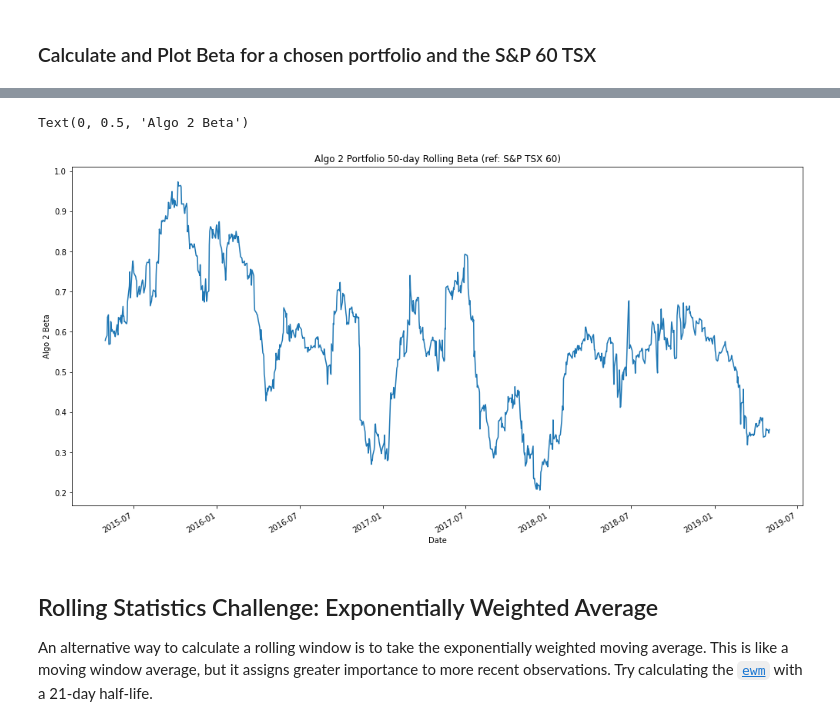
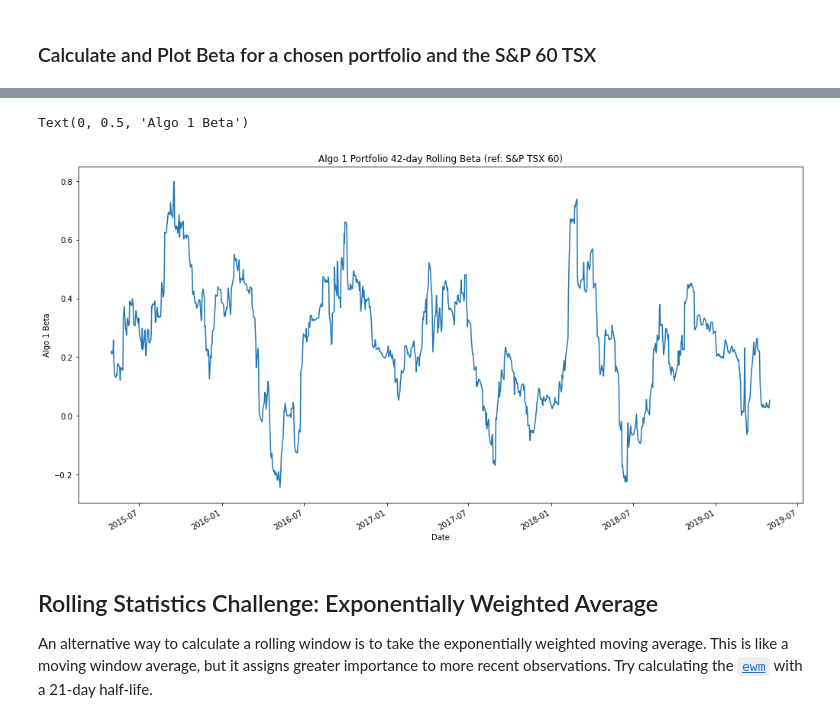
Before and after one commit to aylwarda/fintech-pandas-analysis, a Jupyter notebook: whale_analysis.ipynb, the cells around one changed output, grey strips where cells are left out. Cells and saved outputs as stored; diff of their text form; code cells hidden in the pictures.

```diff
--- a/whale_analysis.ipynb
+++ b/whale_analysis.ipynb
@@ -451,23 +449,23 @@ algo_beta
 # %%
 # Plot beta trend
 # To plot the beta trend, I will need to create a trend
 # To do so, I'll use a rolling window of 42 days for
-# Algo 2 against S&P TSX 60
+# Algo 1 against S&P TSX 60
 #
 # Rolling Covariance
-allret_roll_cov = all_returns["Algo 2"].rolling(window=42).cov(all_returns["S&P TSX 60"])
+allret_roll_cov = all_returns["Algo 1"].rolling(window=42).cov(all_returns["S&P TSX 60"])
 
 # Rolling Variance
-allret_roll_var = all_returns["Algo 2"].rolling(window=42).var()
+allret_roll_var = all_returns["Algo 1"].rolling(window=42).var()
 
 # Rolling Beta
 allret_roll_beta = allret_roll_cov / allret_roll_var
 
 # Plot the Beta Trend
-allret_roll_beta.plot(figsize=(17,9), title="Algo 2 Portfolio 50-day Rolling Beta (ref: S&P TSX 60)").set_ylabel("Algo 2 Beta")
+allret_roll_beta.plot(figsize=(17,9), title="Algo 1 Portfolio 42-day Rolling Beta (ref: S&P TSX 60)").set_ylabel("Algo 1 Beta")
 # %% [output]
-Text(0, 0.5, 'Algo 2 Beta')
+Text(0, 0.5, 'Algo 1 Beta')
-[figure, old version]
+[figure, new version]
 # %% [markdown]
 ## Rolling Statistics Challenge: Exponentially Weighted Average
 
```
Also changed, not shown: parts of 42 cells of this notebook, 2 other files.
